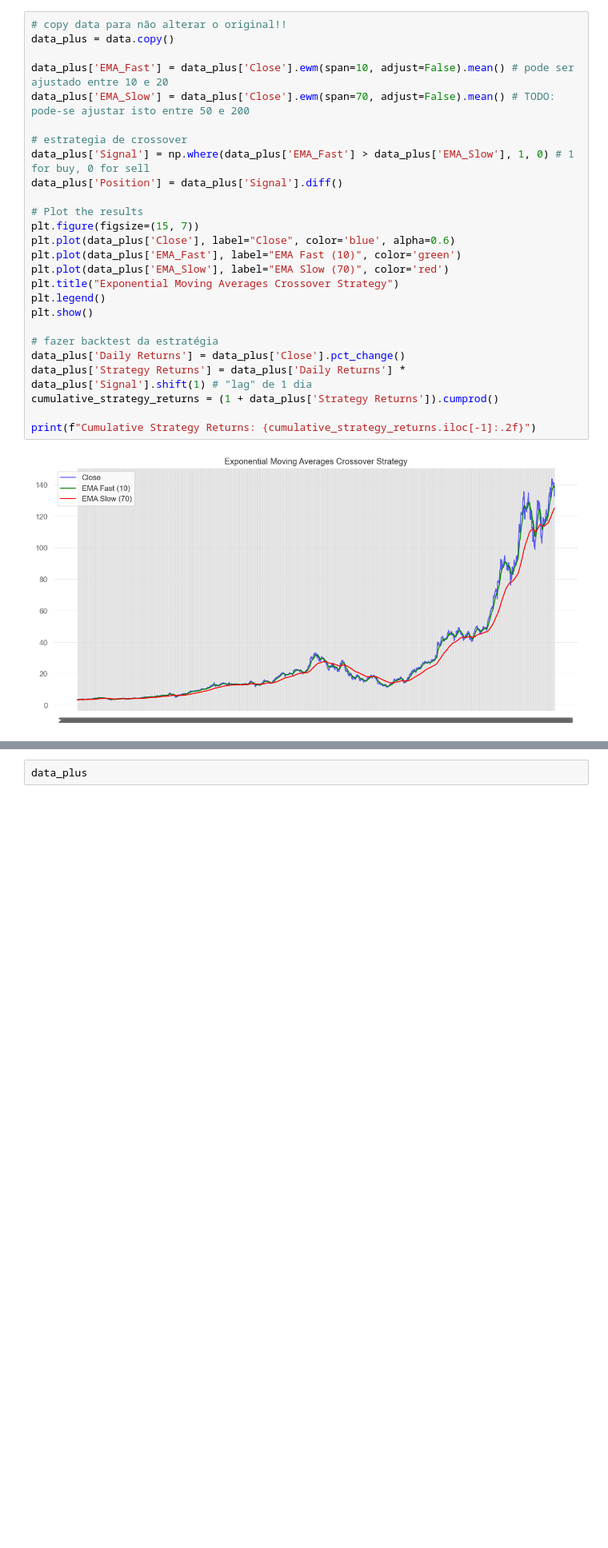
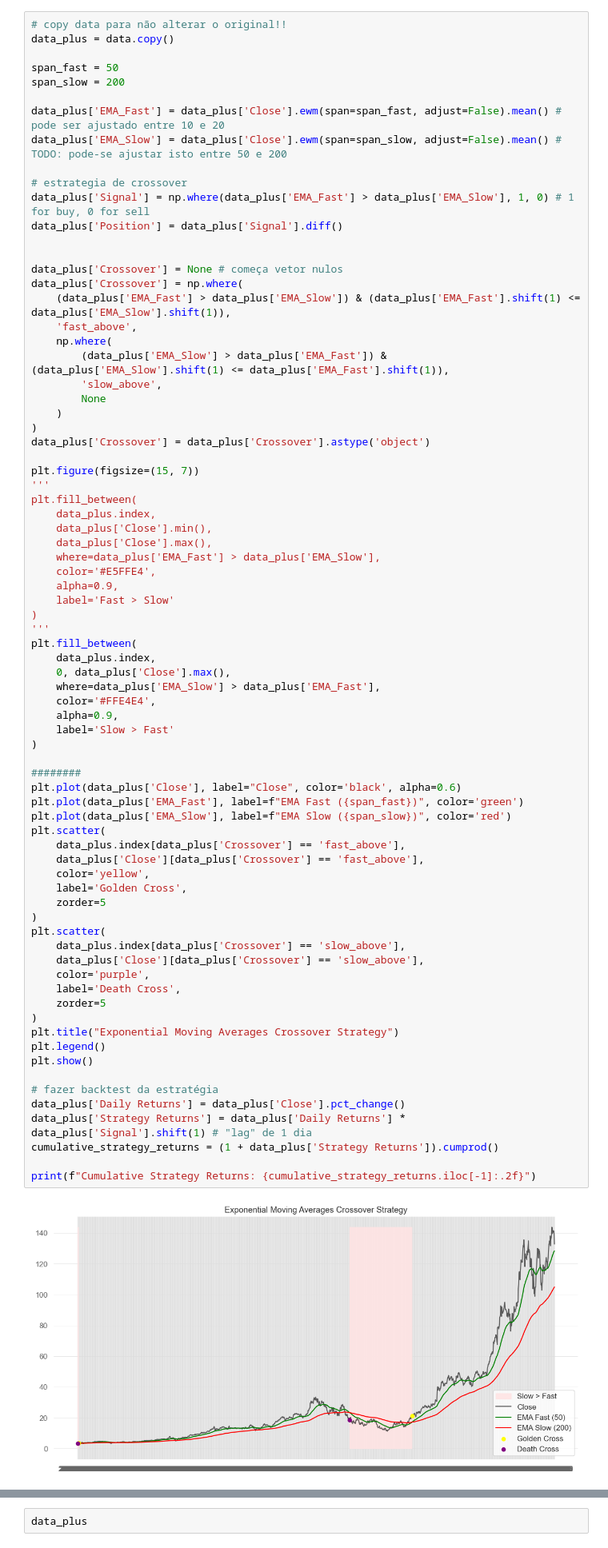
Before and after one commit to JoniFB03/OEOD, a Jupyter notebook: notebooks/Projeto_OEOD-Grupo7.ipynb, the cells around one changed output, grey strips where cells are left out. Shown at 80% size. Cells and saved outputs as stored; diff of their text form; blank space fills up the shorter version.

Commit message:
TODO: melhorar grafico topico4 e nova estrategia stat

```diff
--- a/notebooks/Projeto_OEOD-Grupo7.ipynb
+++ b/notebooks/Projeto_OEOD-Grupo7.ipynb
@@ -415,28 +421,78 @@ Links úteis:
 # %%
 # copy data para não alterar o original!!
 data_plus = data.copy()
 
-data_plus['EMA_Fast'] = data_plus['Close'].ewm(span=10, adjust=False).mean() # pode ser ajustado entre 10 e 20
-data_plus['EMA_Slow'] = data_plus['Close'].ewm(span=70, adjust=False).mean() # TODO: pode-se ajustar isto entre 50 e 200
+span_fast = 50
+span_slow = 200
+
+data_plus['EMA_Fast'] = data_plus['Close'].ewm(span=span_fast, adjust=False).mean() # pode ser ajustado entre 10 e 20
+data_plus['EMA_Slow'] = data_plus['Close'].ewm(span=span_slow, adjust=False).mean() # TODO: pode-se ajustar isto entre 50 e 200
 
 # estrategia de crossover
 data_plus['Signal'] = np.where(data_plus['EMA_Fast'] > data_plus['EMA_Slow'], 1, 0) # 1 for buy, 0 for sell
 data_plus['Position'] = data_plus['Signal'].diff()
 
-# Plot the results
+
+data_plus['Crossover'] = None # começa vetor nulos
+data_plus['Crossover'] = np.where(
+    (data_plus['EMA_Fast'] > data_plus['EMA_Slow']) & (data_plus['EMA_Fast'].shift(1) <= data_plus['EMA_Slow'].shift(1)),
+    'fast_above',
+    np.where(
+        (data_plus['EMA_Slow'] > data_plus['EMA_Fast']) & (data_plus['EMA_Slow'].shift(1) <= data_plus['EMA_Fast'].shift(1)),
+        'slow_above',
+        None
+    )
+)
+data_plus['Crossover'] = data_plus['Crossover'].astype('object')
+
 plt.figure(figsize=(15, 7))
-plt.plot(data_plus['Close'], label="Close", color='blue', alpha=0.6)
-plt.plot(data_plus['EMA_Fast'], label="EMA Fast (10)", color='green')
-plt.plot(data_plus['EMA_Slow'], label="EMA Slow (70)", color='red')
+'''
+plt.fill_between(
+    data_plus.index,
+    data_plus['Close'].min(),
+    data_plus['Close'].max(),
+    where=data_plus['EMA_Fast'] > data_plus['EMA_Slow'],
+    color='#E5FFE4',
+    alpha=0.9,
+    label='Fast > Slow'
+)
+'''
+plt.fill_between(
+    data_plus.index,
+    0, data_plus['Close'].max(),
+    where=data_plus['EMA_Slow'] > data_plus['EMA_Fast'],
+    color='#FFE4E4',
+    alpha=0.9,
+    label='Slow > Fast'
+)
+
+########
+plt.plot(data_plus['Close'], label="Close", color='black', alpha=0.6)
+plt.plot(data_plus['EMA_Fast'], label=f"EMA Fast ({span_fast})", color='green')
+plt.plot(data_plus['EMA_Slow'], label=f"EMA Slow ({span_slow})", color='red')
+plt.scatter(
+    data_plus.index[data_plus['Crossover'] == 'fast_above'],
+    data_plus['Close'][data_plus['Crossover'] == 'fast_above'],
+    color='yellow',
+    label='Golden Cross',
+    zorder=5
+)
+plt.scatter(
+    data_plus.index[data_plus['Crossover'] == 'slow_above'],
+    data_plus['Close'][data_plus['Crossover'] == 'slow_above'],
+    color='purple',
+    label='Death Cross',
+    zorder=5
+)
 plt.title("Exponential Moving Averages Crossover Strategy")
 plt.legend()
 plt.show()
 
 # fazer backtest da estratégia
 data_plus['Daily Returns'] = data_plus['Close'].pct_change()
 data_plus['Strategy Returns'] = data_plus['Daily Returns'] * data_plus['Signal'].shift(1) # "lag" de 1 dia
 cumulative_strategy_returns = (1 + data_plus['Strategy Returns']).cumprod()
 
 print(f"Cumulative Strategy Returns: {cumulative_strategy_returns.iloc[-1]:.2f}")
 # %% [output]
-[figure, old version]
+[figure, new version]
```
Also changed, not shown: parts of 6 cells of this notebook.
